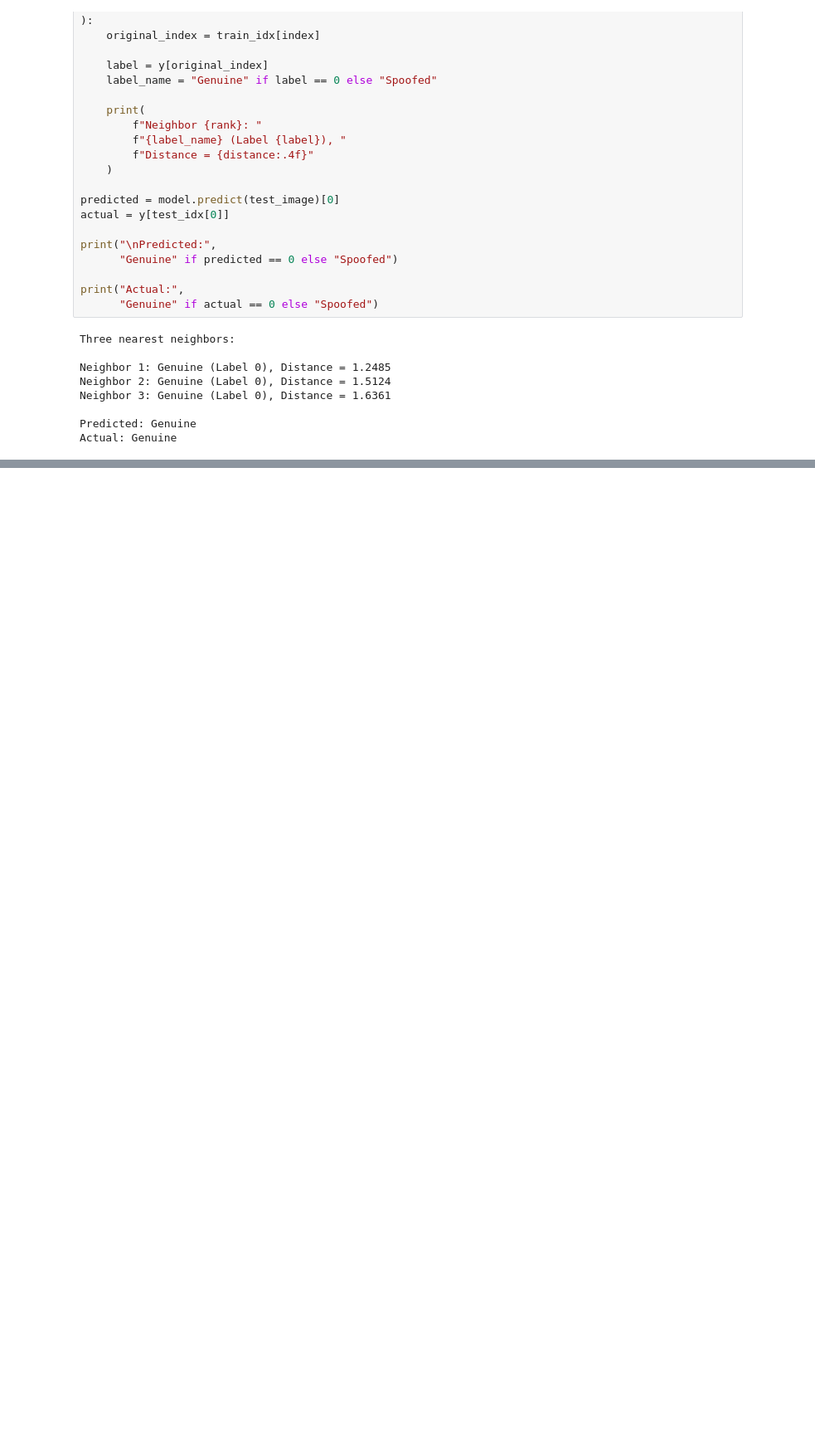
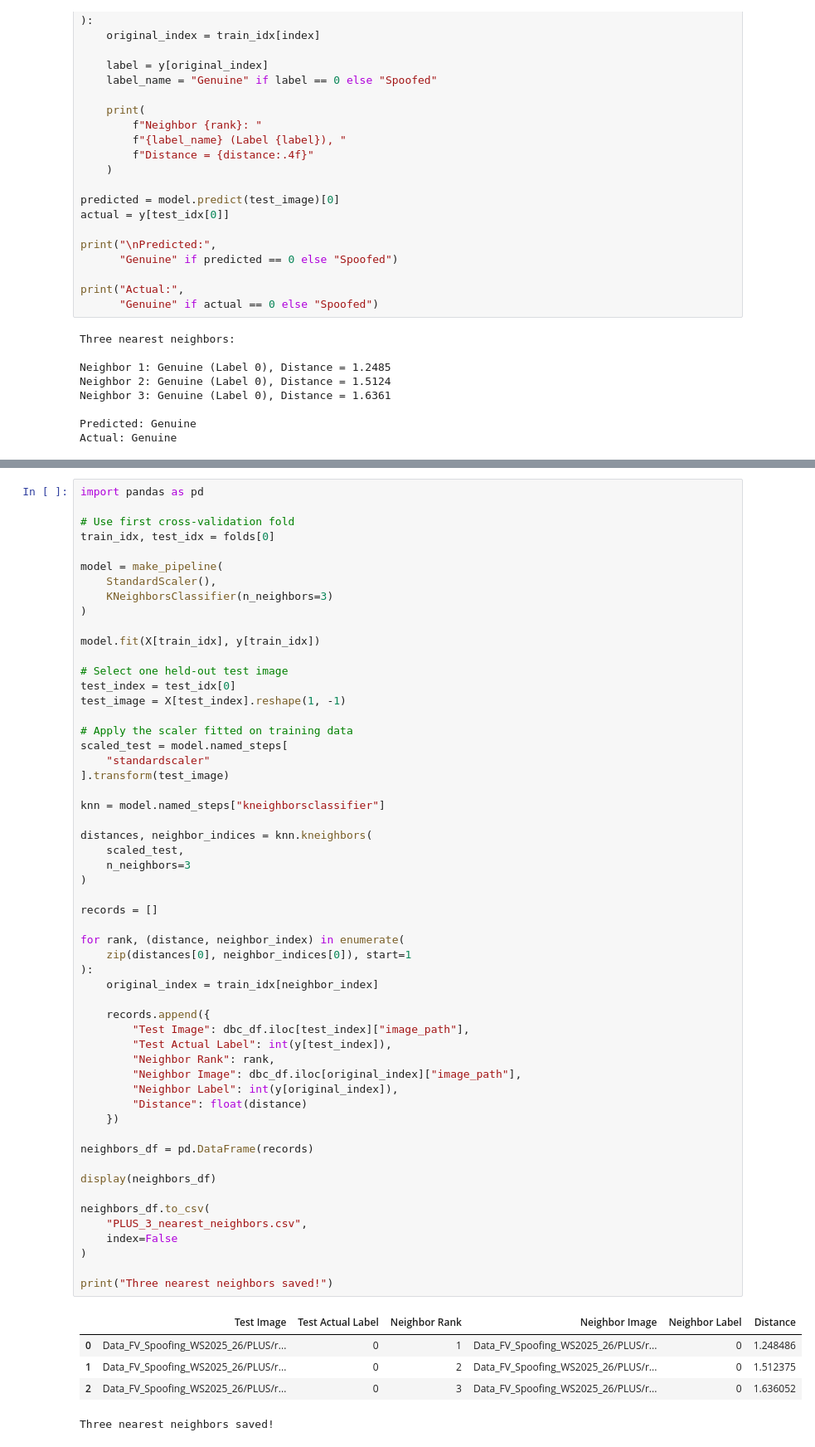
Before and after one commit to laibagillani98/finger-vein-pad-fractal-dimension, a Jupyter notebook: 01_PLUS_Fractal_Dimension.ipynb, the cells around one changed output, grey strips where cells are left out. Shown at 83% size. Saved outputs shown, nothing was run; the diff lists cells and outputs as text; blank space fills up the shorter version.

```diff
--- a/01_PLUS_Fractal_Dimension.ipynb
+++ b/01_PLUS_Fractal_Dimension.ipynb
@@ -1155,0 +1215,61 @@ These are preliminary results. I still need to check whether the features captur
+# %%
+import pandas as pd
+
+# Use first cross-validation fold
+train_idx, test_idx = folds[0]
+
+model = make_pipeline(
+    StandardScaler(),
+    KNeighborsClassifier(n_neighbors=3)
+)
+
+model.fit(X[train_idx], y[train_idx])
+
+# Select one held-out test image
+test_index = test_idx[0]
+test_image = X[test_index].reshape(1, -1)
+
+# Apply the scaler fitted on training data
+scaled_test = model.named_steps[
+    "standardscaler"
+].transform(test_image)
+
+knn = model.named_steps["kneighborsclassifier"]
+
+distances, neighbor_indices = knn.kneighbors(
+    scaled_test,
+    n_neighbors=3
+)
+
+records = []
+
+for rank, (distance, neighbor_index) in enumerate(
+    zip(distances[0], neighbor_indices[0]), start=1
+):
+    original_index = train_idx[neighbor_index]
+
+    records.append({
+        "Test Image": dbc_df.iloc[test_index]["image_path"],
+        "Test Actual Label": int(y[test_index]),
+        "Neighbor Rank": rank,
+        "Neighbor Image": dbc_df.iloc[original_index]["image_path"],
+        "Neighbor Label": int(y[original_index]),
+        "Distance": float(distance)
+    })
+
+neighbors_df = pd.DataFrame(records)
+
+display(neighbors_df)
+
+neighbors_df.to_csv(
+    "PLUS_3_nearest_neighbors.csv",
+    index=False
+)
+
+print("Three nearest neighbors saved!")
+# %% [output]
+|  | Test Image | Test Actual Label | Neighbor Rank | Neighbor Image | Neighbor Label | Distance |
+| 0 | Data_FV_Spoofing_WS2025_26/PLUS/r... | 0 | 1 | Data_FV_Spoofing_WS2025_26/PLUS/r... | 0 | 1.248486 |
+| 1 | Data_FV_Spoofing_WS2025_26/PLUS/r... | 0 | 2 | Data_FV_Spoofing_WS2025_26/PLUS/r... | 0 | 1.512375 |
+| 2 | Data_FV_Spoofing_WS2025_26/PLUS/r... | 0 | 3 | Data_FV_Spoofing_WS2025_26/PLUS/r... | 0 | 1.636052 |
+Three nearest neighbors saved!
```
Also changed, not shown: parts of 6 cells of this notebook.
